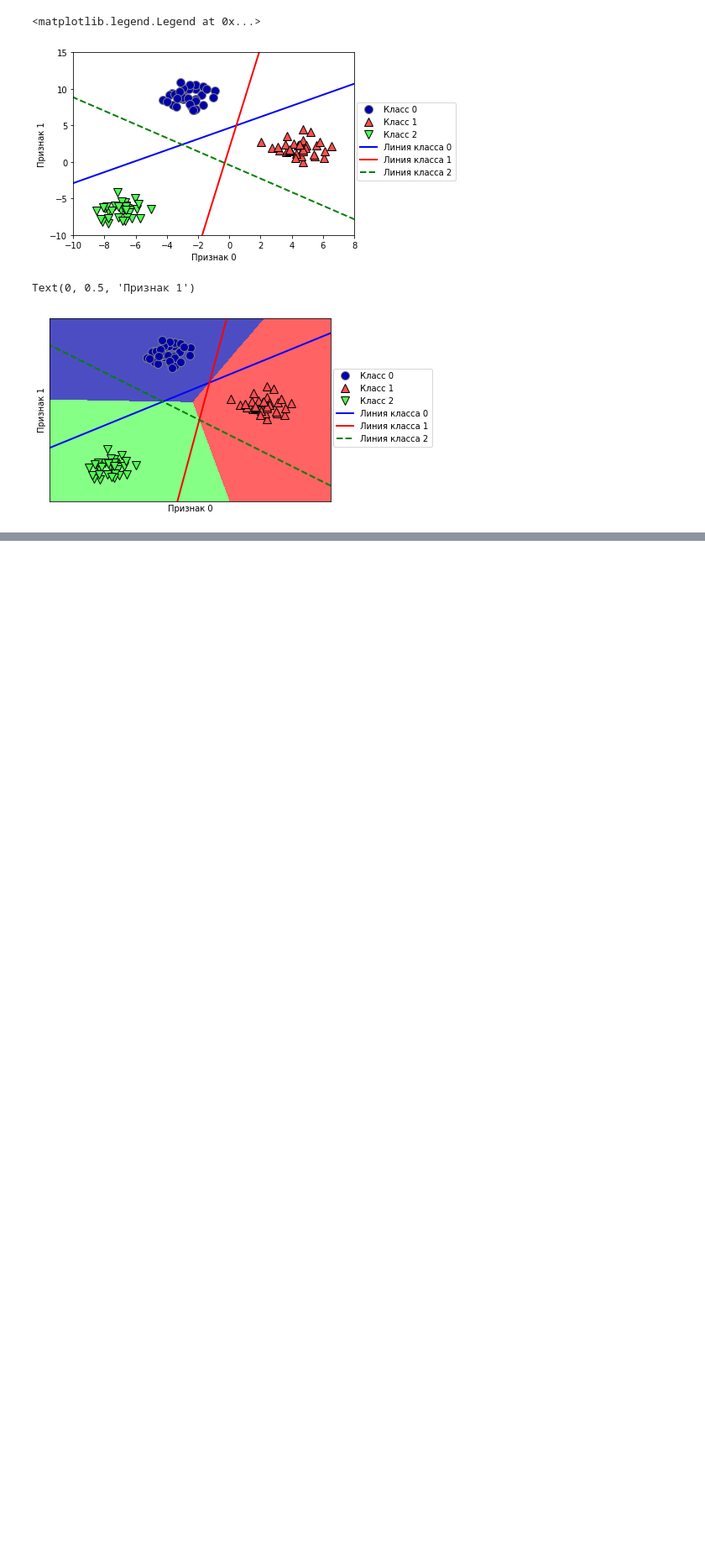
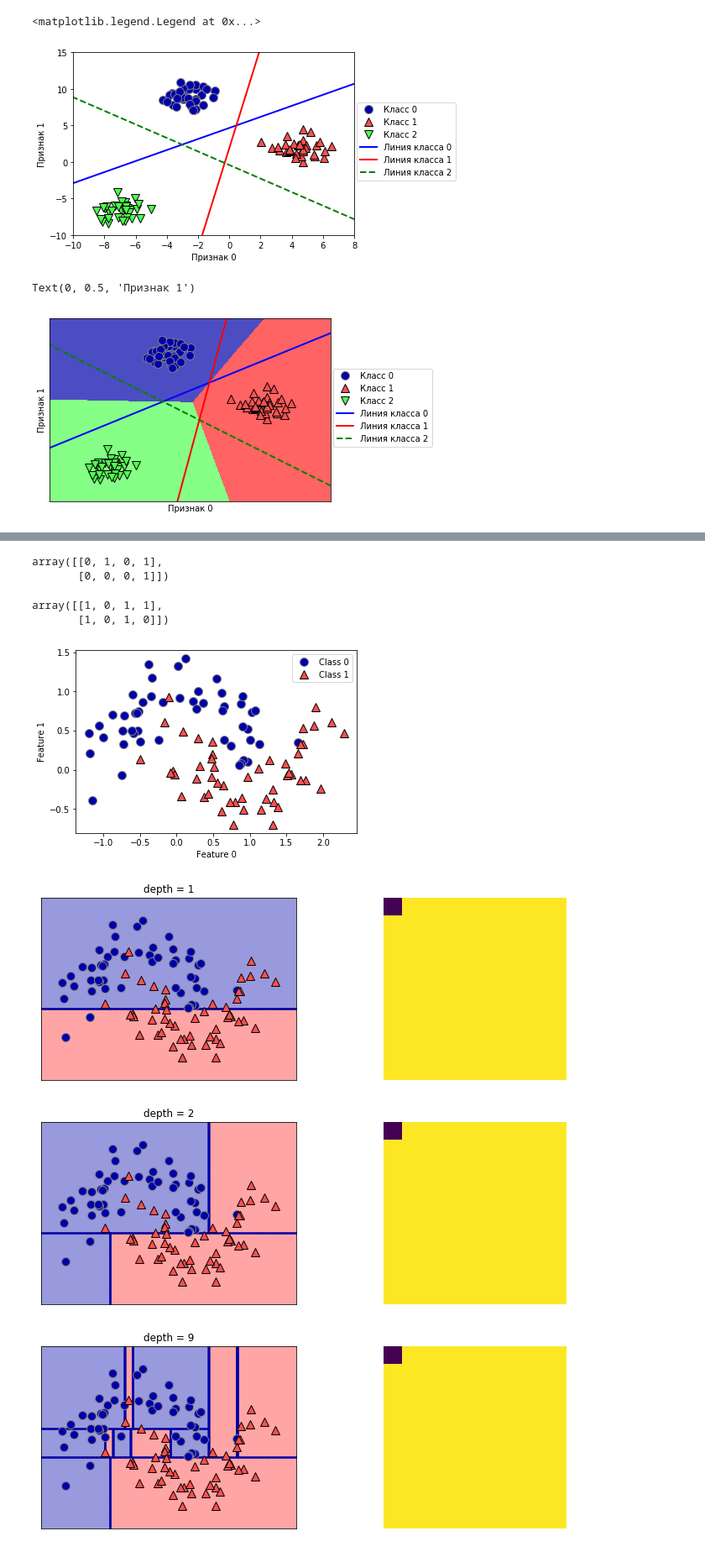
Before and after one commit to Roman-Kovalenko/introduction_to_ml_with_python, a Jupyter notebook: 02-supervised-learning-My.ipynb, the cells around one changed output, grey strips where cells are left out. Shown at 84% size. Saved outputs shown, nothing was run; the diff lists cells and outputs as text; code cells hidden in the pictures; blank space fills up the shorter version.

```diff
--- a/02-supervised-learning-My.ipynb
+++ b/02-supervised-learning-My.ipynb
@@ -516,0 +533,17 @@ Text(0, 0.5, 'Признак 1')
+# %%
+X[y == 0]
+# %% [output]
+array([[0, 1, 0, 1],
+       [0, 0, 0, 1]])
+# %%
+X[y == 1]
+# %% [output]
+array([[1, 0, 1, 1],
+       [1, 0, 1, 0]])
+# %%
+mglearn.plots.plot_tree_progressive()
+# %% [output]
+[figure, added]
+[figure, added]
+[figure, added]
+[figure, added]
```
Also changed, not shown: parts of 29 cells of this notebook.
